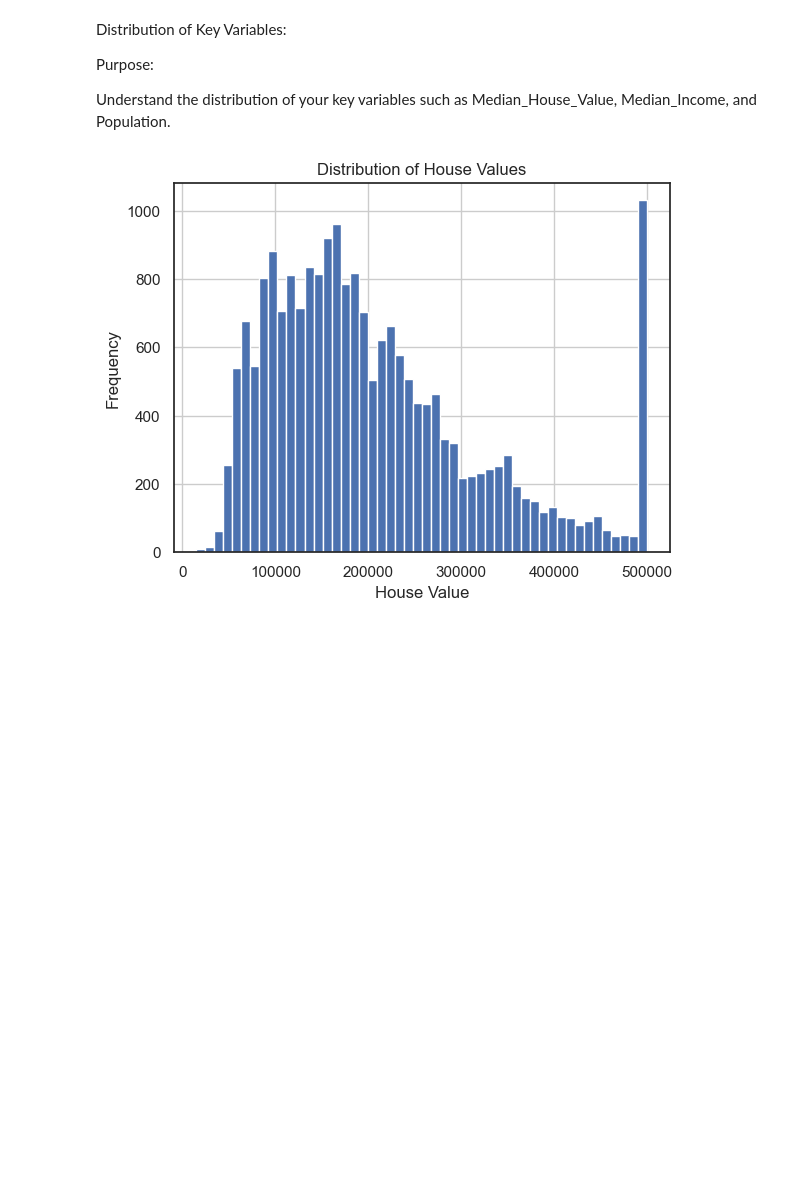
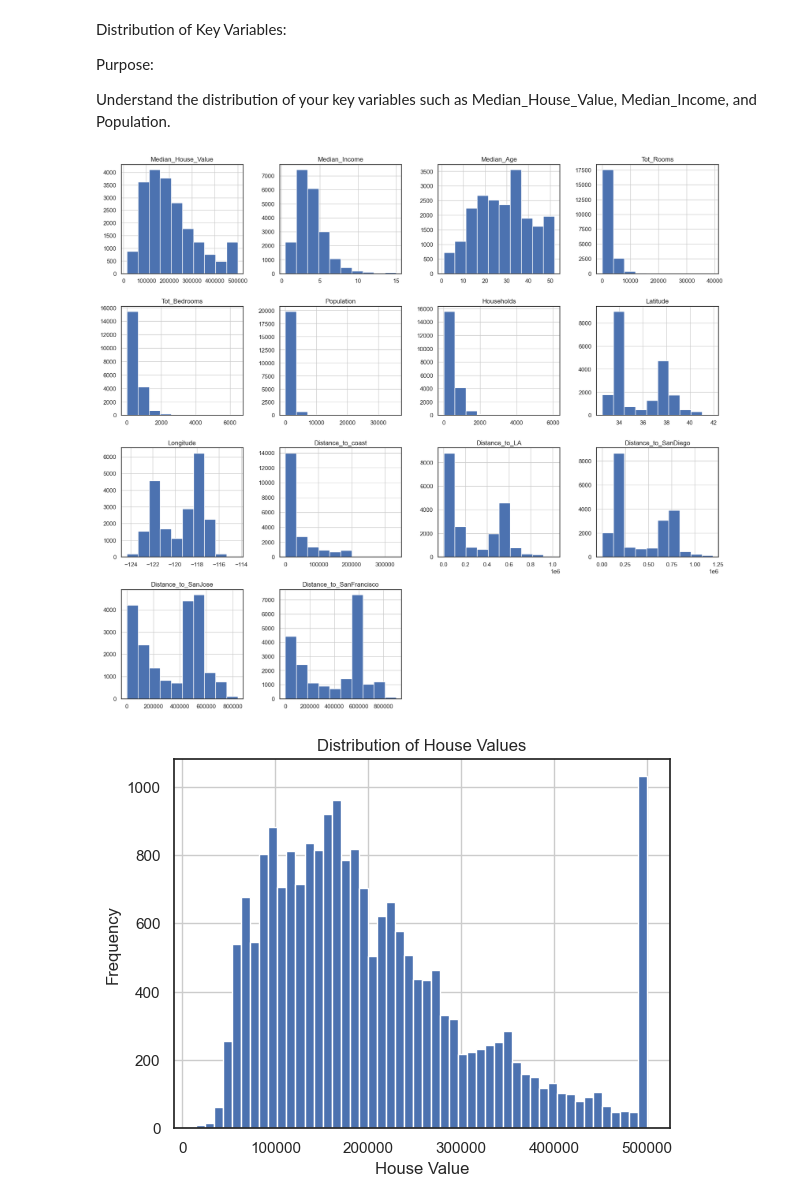
Before and after one commit to victormuuo07/REAL-ESTATE-HOUSE-SALES-PREDICTION, a Jupyter notebook: index.ipynb, the cells around one changed output. Drawn from its saved outputs; the diff is of its cells as text; code cells hidden in the pictures; blank space fills up the shorter version.

```diff
--- a/index.ipynb
+++ b/index.ipynb
@@ -161,6 +161,10 @@ Distribution of Key Variables:
 Purpose:
 
 Understand the distribution of your key variables such as Median_House_Value, Median_Income, and Population.
+# %%
+df_2.hist(figsize = (20,18));
+# %% [output]
+[figure, added]
 # %%
 df_2['Median_House_Value'].hist(bins=50)
 plt.title('Distribution of House Values')
```
Also changed, not shown: parts of 19 cells of this notebook.
